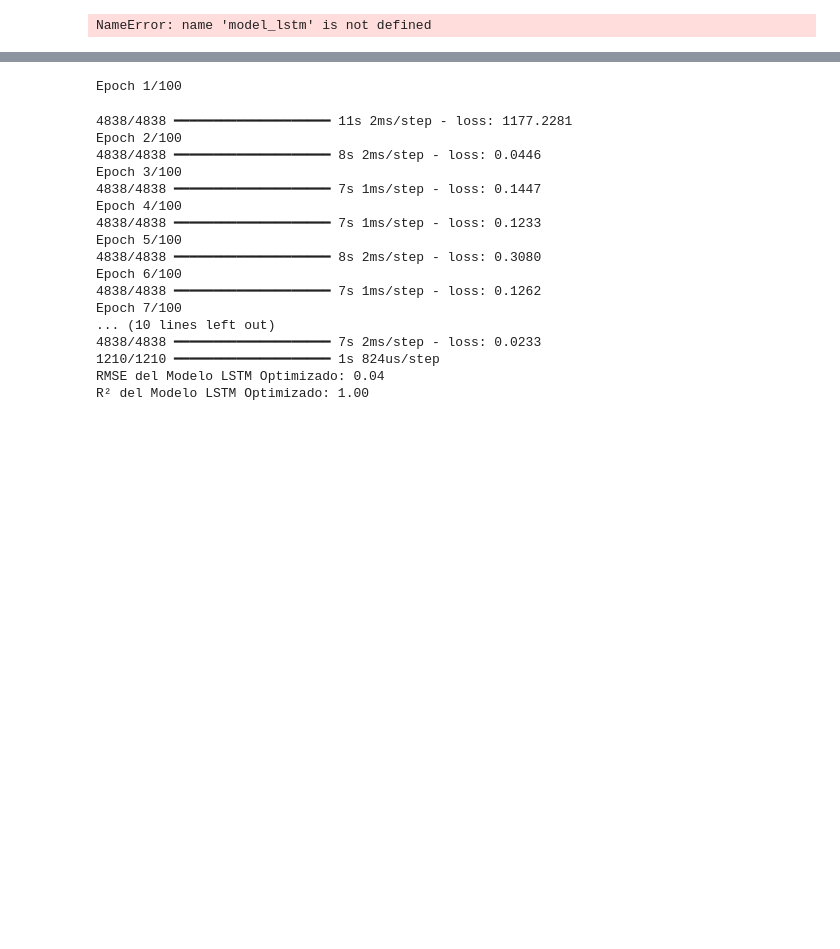
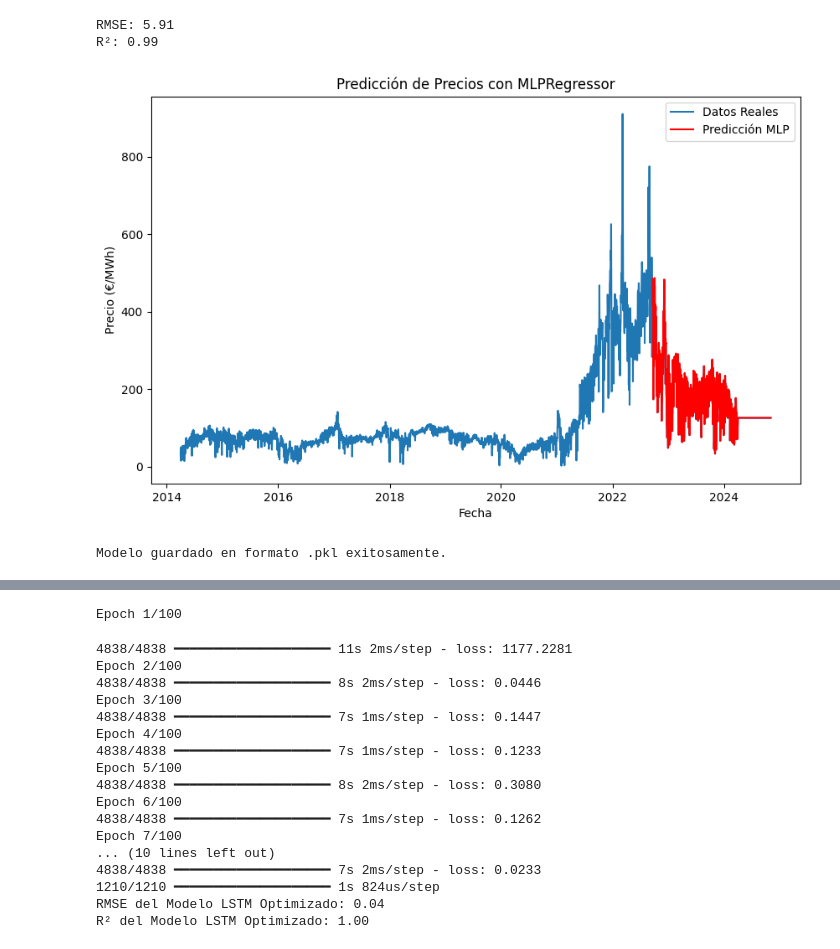
Before and after one commit to almagp123/TerraWatt, a Jupyter notebook: Terrawatt/Modelos_predicción/modelo_precios.ipynb, the cells around one changed output, grey strips where cells are left out. Saved outputs shown, nothing was run; the diff lists cells and outputs as text; code cells hidden in the pictures; blank space fills up the shorter version.

```diff
--- a/Terrawatt/Modelos_predicción/modelo_precios.ipynb
+++ b/Terrawatt/Modelos_predicción/modelo_precios.ipynb
@@ -90,5 +90,71 @@ R² del Modelo LSTM Optimizado: 1.00
-# %%
-# Guardar el modelo en formato .h5
-model_lstm.save('../modelos_guardados/AModelo_precios.h5')
-# %% [output]
-NameError: name 'model_lstm' is not defined
+# %%
+import pandas as pd
+import numpy as np
+from sklearn.neural_network import MLPRegressor
+from sklearn.metrics import mean_squared_error, r2_score
+import matplotlib.pyplot as plt
+import pickle
+
+# 1. Cargar el dataset
+file_path = "../Limpieza_datos/Modelo_Precios_Met_Fest.csv"
+data = pd.read_csv(file_path, delimiter=';')
+
+# 2. Preprocesamiento del dataset
+data['FECHA'] = pd.to_datetime(data['FECHA'])
+data = data.sort_values(by='FECHA')
+
+# Usaremos la columna "Precio total con impuestos (€/MWh)" como serie temporal
+serie_temporal = data.set_index('FECHA')['Precio total con impuestos (€/MWh)'].dropna()
+
+# 3. Construir el dataset para predicción
+# Usaremos la técnica de ventanas de tamaño 1:
+#   X[i] = precio en t, y[i] = precio en t+1
+prices = serie_temporal.values
+X = prices[:-1].reshape(-1, 1)  # características: precio actual
+y = prices[1:]                  # etiquetas: precio siguiente
+
+# Dividir en conjunto de entrenamiento y prueba (80% - 20%)
+train_size = int(len(X) * 0.8)
+X_train, X_test = X[:train_size], X[train_size:]
+y_train, y_test = y[:train_size], y[train_size:]
+
+# 4. Definir y entrenar el modelo usando MLPRegressor de scikit-learn
+model = MLPRegressor(hidden_layer_sizes=(100, 50),
+                     activation='relu',
+                     solver='adam',
+                     max_iter=500,
+                     random_state=42)
+
+model.fit(X_train, y_train)
+
+# 5. Realizar predicciones
+predictions = model.predict(X_test)
+
+# Evaluar el modelo
+rmse = np.sqrt(mean_squared_error(y_test, predictions))
+r2 = r2_score(y_test, predictions)
+print(f"RMSE: {rmse:.2f}")
+print(f"R²: {r2:.2f}")
+
+# 6. Visualización de los resultados
+plt.figure(figsize=(10, 6))
+plt.plot(serie_temporal.index, serie_temporal.values, label='Datos Reales')
+# Ajustamos el índice para las predicciones. Notar que hay una diferencia de 1 punto.
+plt.plot(serie_temporal.index[train_size+1:], predictions, label='Predicción MLP', color='red')
+plt.legend()
+plt.title('Predicción de Precios con MLPRegressor')
+plt.xlabel('Fecha')
+plt.ylabel('Precio (€/MWh)')
+plt.show()
+
+# 7. Guardar el modelo en formato .pkl
+modelo_pkl_path = "../modelos_guardados/AModelo_precios_mlp.pkl"
+with open(modelo_pkl_path, "wb") as f:
+    pickle.dump(model, f)
+
+print("Modelo guardado en formato .pkl exitosamente.")
+# %% [output]
+RMSE: 5.91
+R²: 0.99
+[figure, added]
+Modelo guardado en formato .pkl exitosamente.
```
Also changed, not shown: parts of 4 cells of this notebook, 6 other files.
